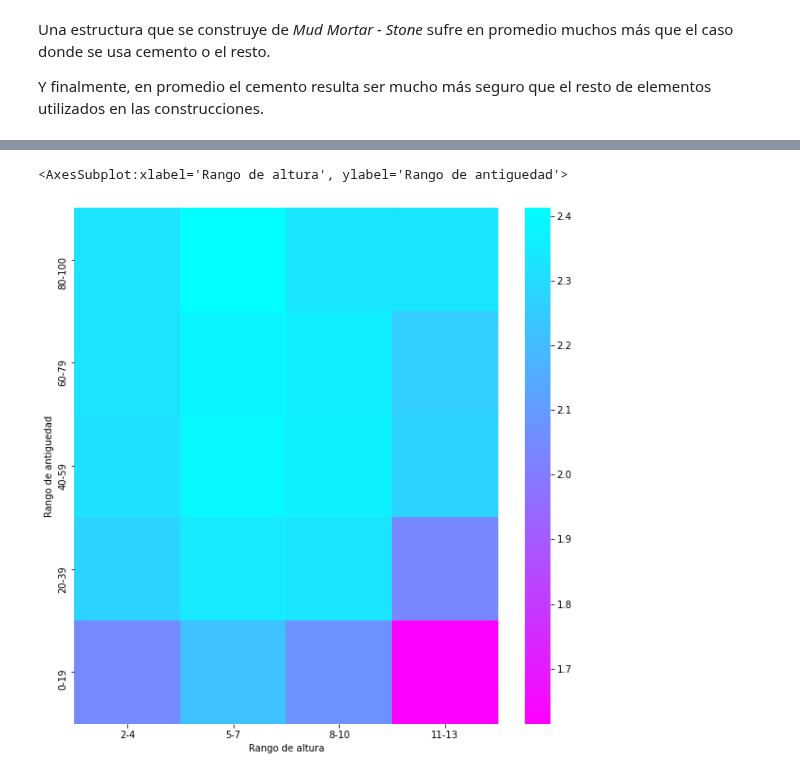
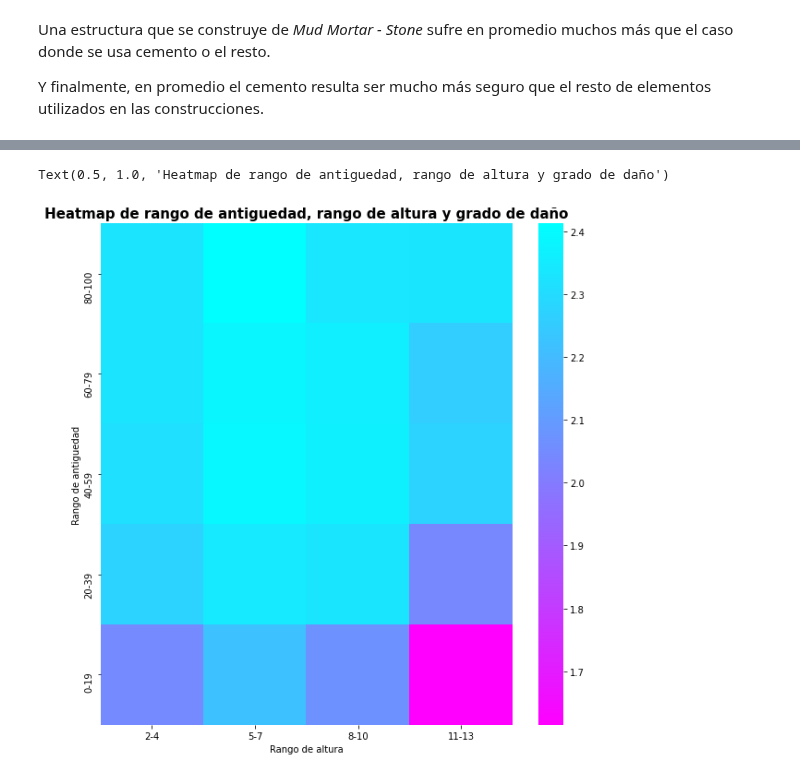
Before and after one commit to joaquinfontela/OrganizacionDeDatos-TP1, a Jupyter notebook: src/Correlations.ipynb, the cells around one changed output, grey strips where cells are left out. Cells and saved outputs as stored; diff of their text form; code cells hidden in the pictures.

```diff
--- a/src/Correlations.ipynb
+++ b/src/Correlations.ipynb
@@ -310,6 +310,7 @@ df.sort_index(0, ascending=False, inplace=True)
 # %%
 fig, ax = plt.subplots(figsize=(10,10))
 sns.heatmap(df, cmap="cool_r", ax=ax)
+plt.title("Heatmap de rango de antiguedad, rango de altura y grado de daño", fontsize=15, fontweight = "bold")
 # %% [output]
-<AxesSubplot:xlabel='Rango de altura', ylabel='Rango de antiguedad'>
+Text(0.5, 1.0, 'Heatmap de rango de antiguedad, rango de altura y grado de daño')
-[figure, old version]
+[figure, new version]
```
Also changed, not shown: parts of 3 cells of this notebook, 2 other files.
